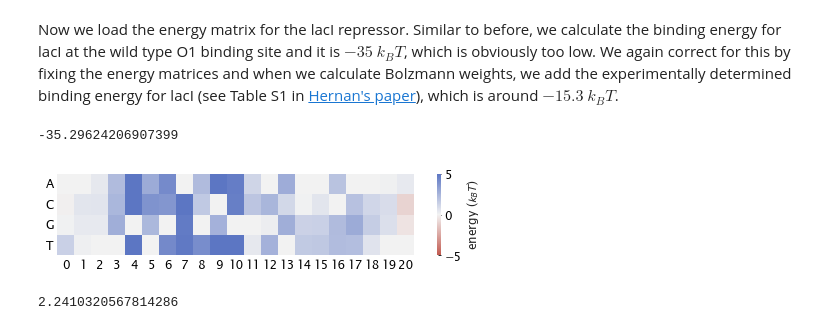
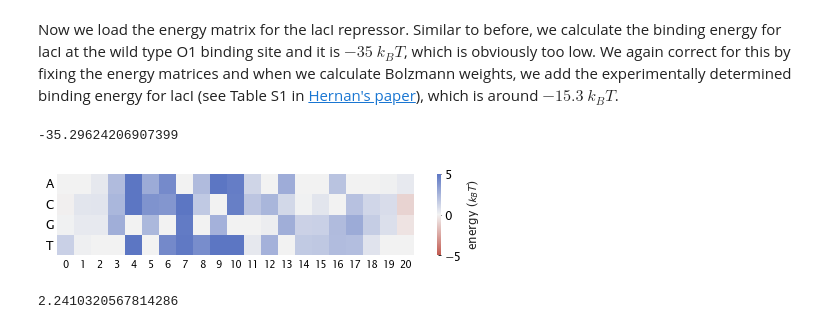
Before and after one commit to RPGroup-PBoC/theoretical_regseq, a Jupyter notebook: notebooks/pipeline/building_synthetic_dataset.ipynb, the cells around one changed output. Saved outputs shown, nothing was run; the diff lists cells and outputs as text; code cells hidden in the pictures.

```diff
--- a/notebooks/pipeline/building_synthetic_dataset.ipynb
+++ b/notebooks/pipeline/building_synthetic_dataset.ipynb
@@ -128,13 +129,15 @@ O1_emat = np.mean(O1_1027_fixed, axis=0)
 # %%
 fig, ax = plt.subplots(figsize=(8, 1.5))
 
 sns.heatmap(O1_emat.T, cmap=div_colors, ax=ax, vmin=-5, vmax=5,
             cbar_kws={'label': r'energy ($k_BT$)'})
 ax.set_yticklabels(['A', 'C', 'G', 'T'], rotation=360)
-plt.savefig('../../manuscript/figures/plots/fig1/laci-emat-wide.png', dpi=300)
+ax.set_xticklabels(np.arange(21), rotation=360, fontsize=10)
+
+plt.savefig('../../manuscript/figures/plots/fig2/laci-emat-wide.png', dpi=300)
 plt.show()
 # %% [output]
-[figure, old version]
+[figure, new version]
 # %%
 np.mean(O1_emat) * 4 / 3
 # %% [output]
```
Also changed, not shown: parts of 1 cell of this notebook, 27 other files.
